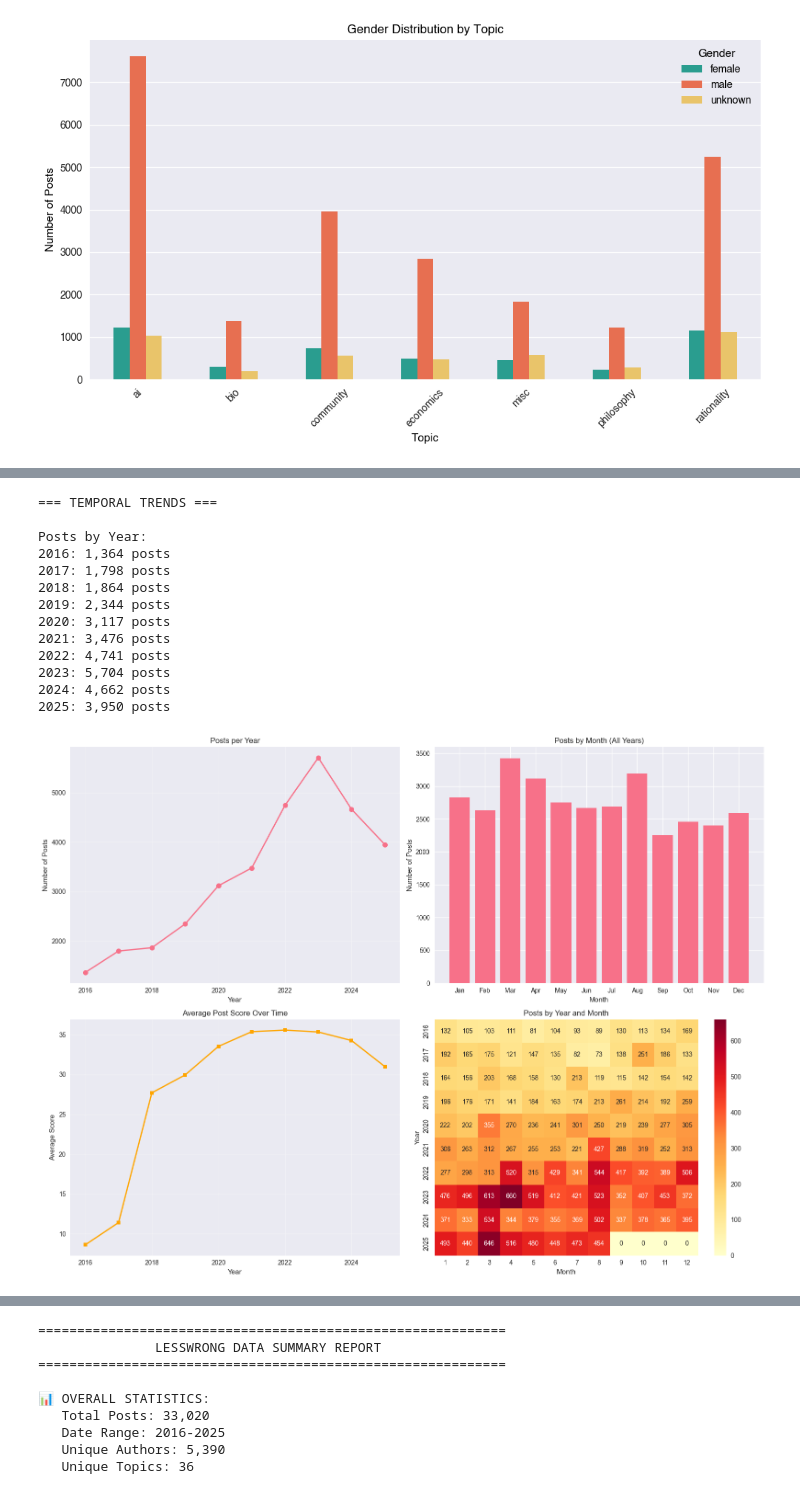
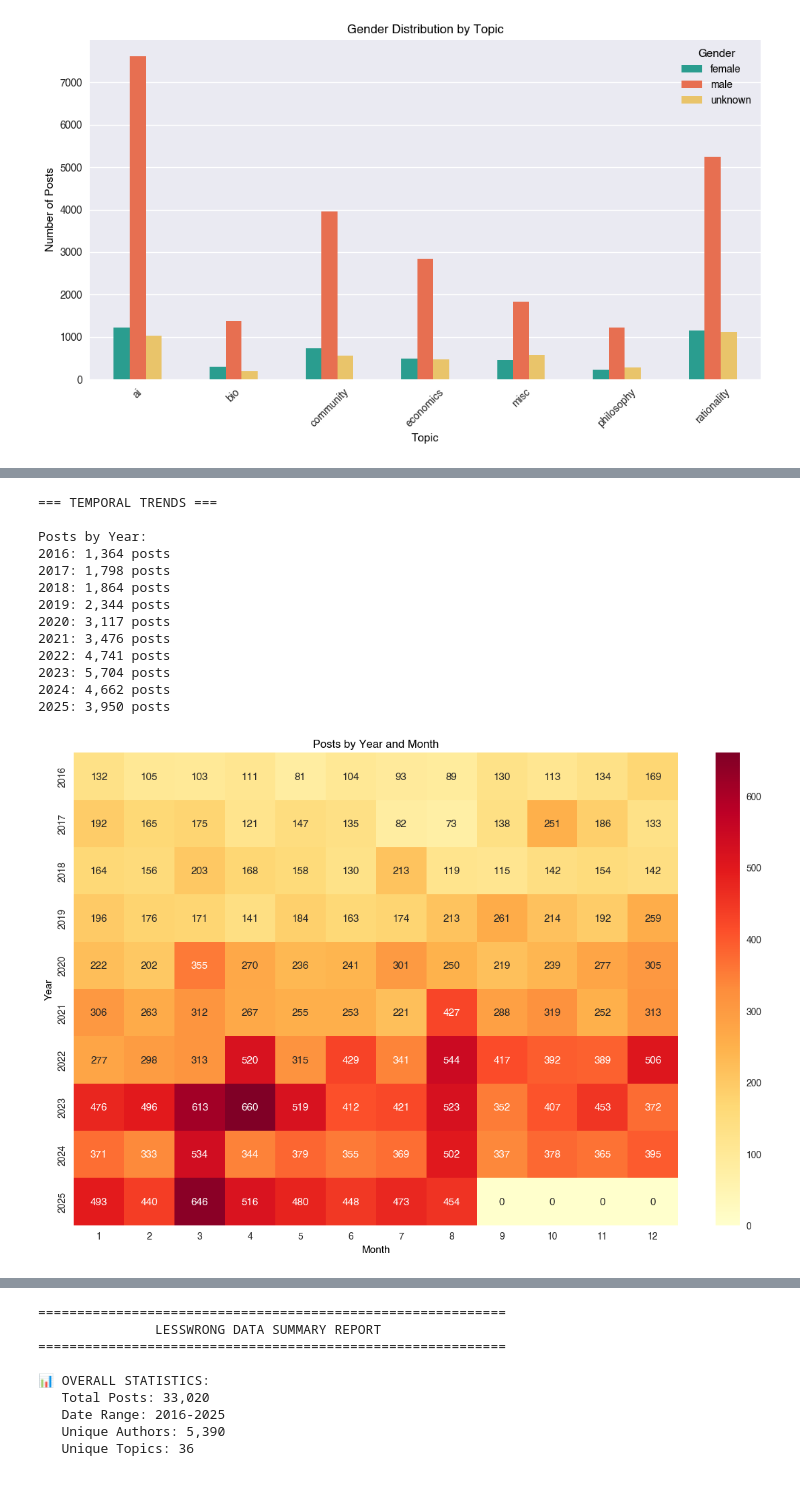
Before and after one commit to ninell-oldenburg/ai-risk-data, a Jupyter notebook: x-risk-data/visualize.ipynb, the cells around one changed output, grey strips where cells are left out. Saved outputs shown, nothing was run; the diff lists cells and outputs as text; code cells hidden in the pictures.

```diff
--- a/x-risk-data/visualize.ipynb
+++ b/x-risk-data/visualize.ipynb
@@ -31,7 +31,7 @@ sns.set_palette(okabe_ito_palette)
 """Load all CSV files from the folder structure"""
 print("Loading data from all CSV files...")
 
-all_files = glob.glob("lw_csv_cleaned_topic/**/*.csv", recursive=True)
+all_files = glob.glob("data/lw_csv_cleaned_topic/**/*.csv", recursive=True)
 print(f"Found {len(all_files)} CSV files")
 
 all_data = []
@@ -286,68 +283,39 @@ Chris_Leong: 224 posts
 # %%
 """Analyze temporal trends"""
 print("\n=== TEMPORAL TRENDS ===")
 
 # Posts by year
 yearly_posts = combined_df.groupby('year').size()
 print(f"\nPosts by Year:")
 for year, count in yearly_posts.items():
     print(f"{year}: {count:,} posts")
 
-fig, axes = plt.subplots(2, 2, figsize=(16, 12))
-
-# Posts over time (yearly)
-axes[0,0].plot(yearly_posts.index, yearly_posts.values, marker='o', linewidth=2, markersize=8)
-axes[0,0].set_title('Posts per Year')
-axes[0,0].set_xlabel('Year')
-axes[0,0].set_ylabel('Number of Posts')
-axes[0,0].grid(True, alpha=0.3)
-
-# Monthly patterns (all years combined)
-if 'month' in combined_df.columns:
-    monthly_posts = combined_df.groupby('month').size()
-    month_names = ['Jan', 'Feb', 'Mar', 'Apr', 'May', 'Jun',
-                    'Jul', 'Aug', 'Sep', 'Oct', 'Nov', 'Dec']
-    axes[0,1].bar(monthly_posts.index, monthly_posts.values)
-    axes[0,1].set_title('Posts by Month (All Years)')
-    axes[0,1].set_xlabel('Month')
-    axes[0,1].set_ylabel('Number of Posts')
-    axes[0,1].set_xticks(range(1, 13))
-    axes[0,1].set_xticklabels(month_names)
-
-# Average score over time
-yearly_scores = combined_df.groupby('year')['baseScore'].mean()
-axes[1,0].plot(yearly_scores.index, yearly_scores.values, marker='s', linewidth=2, markersize=6, color='orange')
-axes[1,0].set_title('Average Post Score Over Time')
-axes[1,0].set_xlabel('Year')
-axes[1,0].set_ylabel('Average Score')
-axes[1,0].grid(True, alpha=0.3)
-
 # Heatmap of posts by year and month
 if 'month' in df.columns:
     heatmap_data = combined_df.groupby(['year', 'month']).size().unstack(fill_value=0)
-    sns.heatmap(heatmap_data, annot=True, fmt='d', cmap='YlOrRd', ax=axes[1,1])
-    axes[1,1].set_title('Posts by Year and Month')
-    axes[1,1].set_xlabel('Month')
-    axes[1,1].set_ylabel('Year')
+    sns.heatmap(heatmap_data, annot=True, fmt='d', cmap='YlOrRd')
+    plt.title('Posts by Year and Month')
+    plt.xlabel('Month')
+    plt.ylabel('Year')
 
 plt.tight_layout()
-plt.savefig('img/temporal_analysis.png', dpi=300, bbox_inches='tight')
+plt.savefig('img/activity_heatmap.png', dpi=300, bbox_inches='tight')
 plt.show()
 # %% [output]
 === TEMPORAL TRENDS ===
 
 Posts by Year:
 2016: 1,364 posts
 2017: 1,798 posts
 2018: 1,864 posts
 2019: 2,344 posts
 2020: 3,117 posts
 2021: 3,476 posts
 2022: 4,741 posts
 2023: 5,704 posts
 2024: 4,662 posts
 2025: 3,950 posts
-[figure, old version]
+[figure, new version]
 # %%
 """Analyze scores and comments patterns"""
 print("\n=== SCORES & ENGAGEMENT ANALYSIS ===")
```
Also changed, not shown: parts of 3 cells of this notebook, 1 other file.
